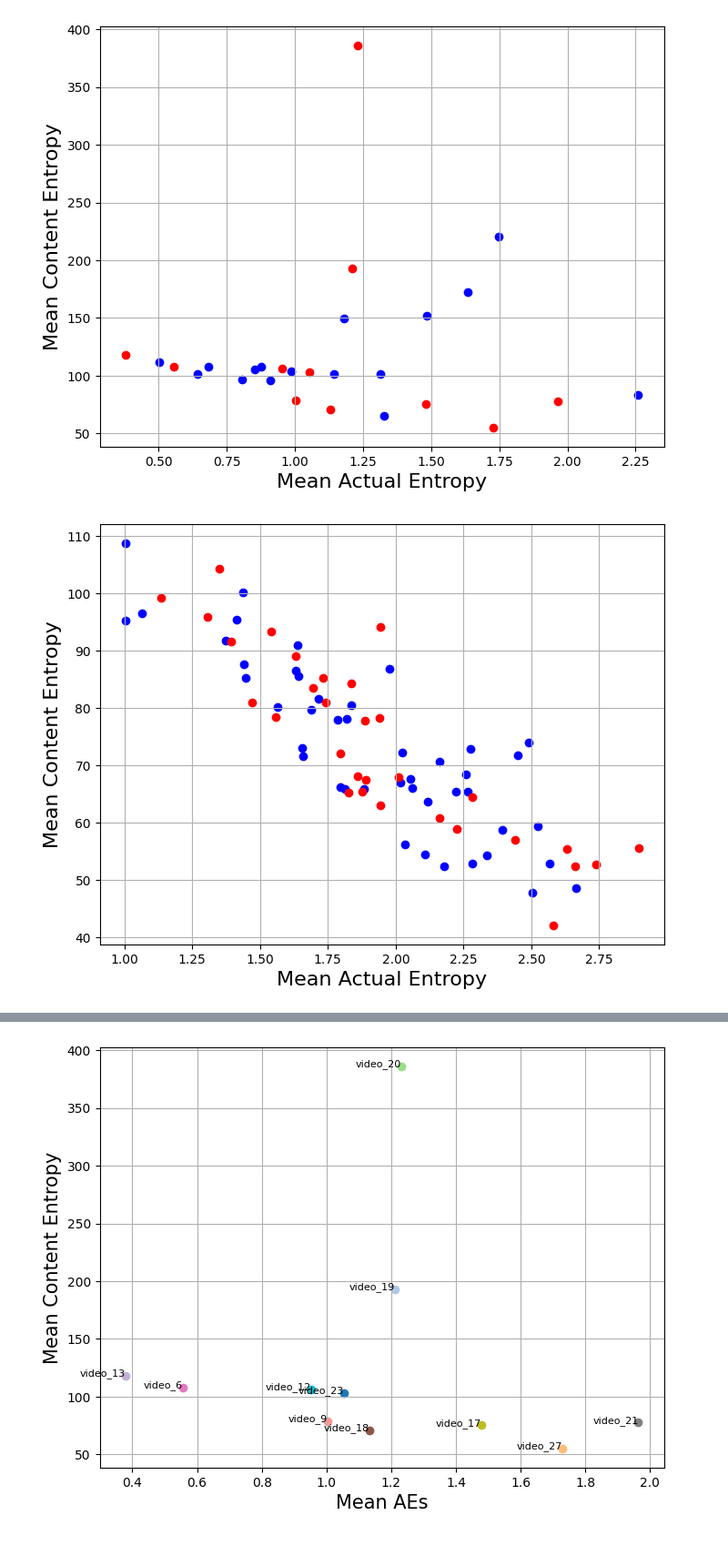
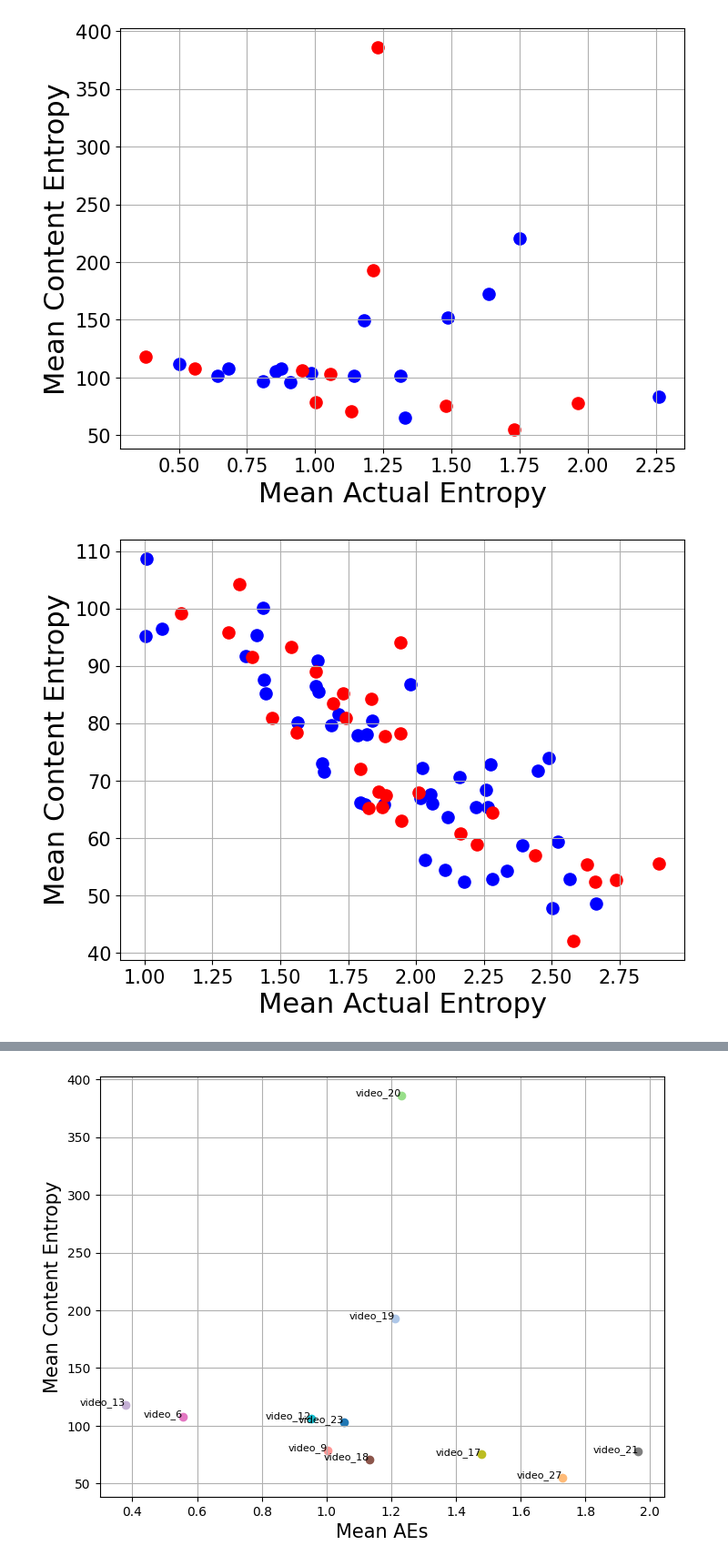
Before and after one commit to varun-pradhan-117/XR-pipeline, a Jupyter notebook: plotting.ipynb, the cells around one changed output, grey strips where cells are left out. Shown at 91% size. Saved outputs shown, nothing was run; the diff lists cells and outputs as text; code cells hidden in the pictures.

Commit message:
All plots reup

```diff
--- a/plotting.ipynb
+++ b/plotting.ipynb
@@ -275,6 +274,8 @@ def plot_mean_AEs_vs_entropy(entropies, aes,dataset,color='blue',fontsize=12,mar
     #plt.title(f'{dataset} Mean Entropy vs Mean AE')
     plt.xlabel('Mean Actual Entropy',fontsize=fontsize)
     plt.ylabel('Mean Content Entropy',fontsize=fontsize)
+    plt.xticks(fontsize=fontsize-7)
+    plt.yticks(fontsize=fontsize-7)
     plt.grid(True)
     plots_folder = os.path.join('Plots', 'Entropies')
     os.makedirs(plots_folder, exist_ok=True)
@@ -327,5 +330,5 @@ def plot_mean_AEs_vs_entropy_all_datasets(datasets_folder,datasets,color,dataset
 # %%
 for idx,dataset in enumerate(datasets):
     c_entropies,aes,IEs=fetch_entropies(datasets_folder,dataset)
-    plot_mean_AEs_vs_entropy(c_entropies, aes, dataset,color=dataset_colors[idx],fontsize=20,markersize=80)
+    plot_mean_AEs_vs_entropy(c_entropies, aes, dataset,color=dataset_colors[idx],fontsize=22,markersize=90)
 # %% [output]
@@ -346,5 +345,5 @@ plot_mean_AEs_vs_entropy_all_datasets(datasets_folder,datasets,dataset_colors,da
 # %%
-def plot_train_test(datasets_folder,dataset, ces,aes,fontsize=12):
+def plot_train_test(datasets_folder,dataset, ces,aes,fontsize=12,markersize=50):
     dataset_dir=os.path.join(datasets_folder,dataset)
     vid_data_dir=os.path.join(dataset_dir,'video_data')
     split_path=os.path.join(dataset,'splits','test_vids')
@@ -367,13 +366,15 @@ def plot_train_test(datasets_folder,dataset, ces,aes,fontsize=12):
         train_AEs.append(np.mean(aes[video]))
 
     plt.figure(figsize=(8, 6))
-    plt.scatter(train_AEs, train_CEs, color='blue', marker='o', label='training videos')
-    plt.scatter(test_AEs, test_CEs, color='red', marker='o', label='testing videos')
+    plt.scatter(train_AEs, train_CEs, color='blue', marker='o', label='training videos',s=markersize)
+    plt.scatter(test_AEs, test_CEs, color='red', marker='o', label='testing videos',s=markersize)
     #for i, video in enumerate(entropies):
     #    plt.annotate(video, (mean_AEs[i], mean_entropies[i]), fontsize=8)
     #plt.title(f'{dataset} Mean Entropy vs Mean AE')
     plt.xlabel('Mean Actual Entropy',fontsize=fontsize)
     plt.ylabel('Mean Content Entropy',fontsize=fontsize)
+    plt.xticks(fontsize=fontsize-7)
+    plt.yticks(fontsize=fontsize-7)
     plt.grid(True)
     plots_folder = os.path.join('Plots', 'Splits')
     os.makedirs(plots_folder, exist_ok=True)
@@ -383,8 +384,8 @@ def plot_train_test(datasets_folder,dataset, ces,aes,fontsize=12):
 # %%
 used_datasets=['Jin_22', 'PAMI18', 'Fan_NOSSDAV_17']
 for idx,dataset in enumerate(used_datasets):
     ces,aes,IEs=fetch_entropies(datasets_folder,dataset)
-    plot_train_test(datasets_folder,dataset,ces,aes,fontsize=16)
+    plot_train_test(datasets_folder,dataset,ces,aes,fontsize=22,markersize=90)
 # %% [output]
-[figure, old version]
+[figure, new version]
-[figure, old version]
+[figure, new version]
```
Also changed, not shown: parts of 15 cells of this notebook, 15 other files.
